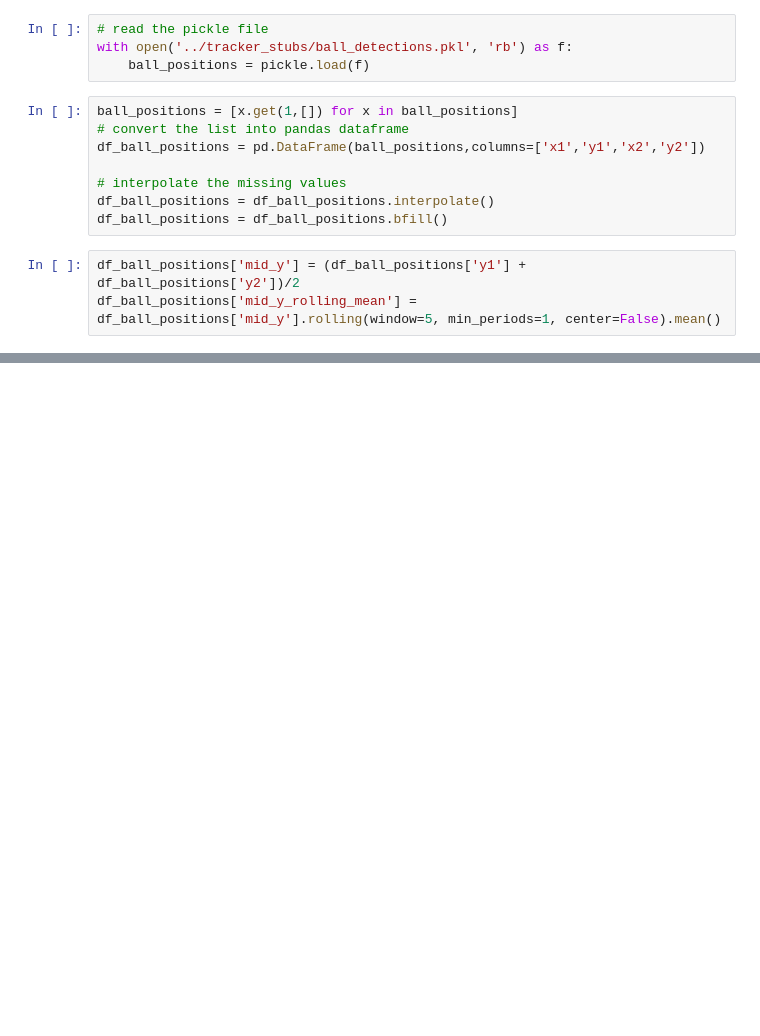
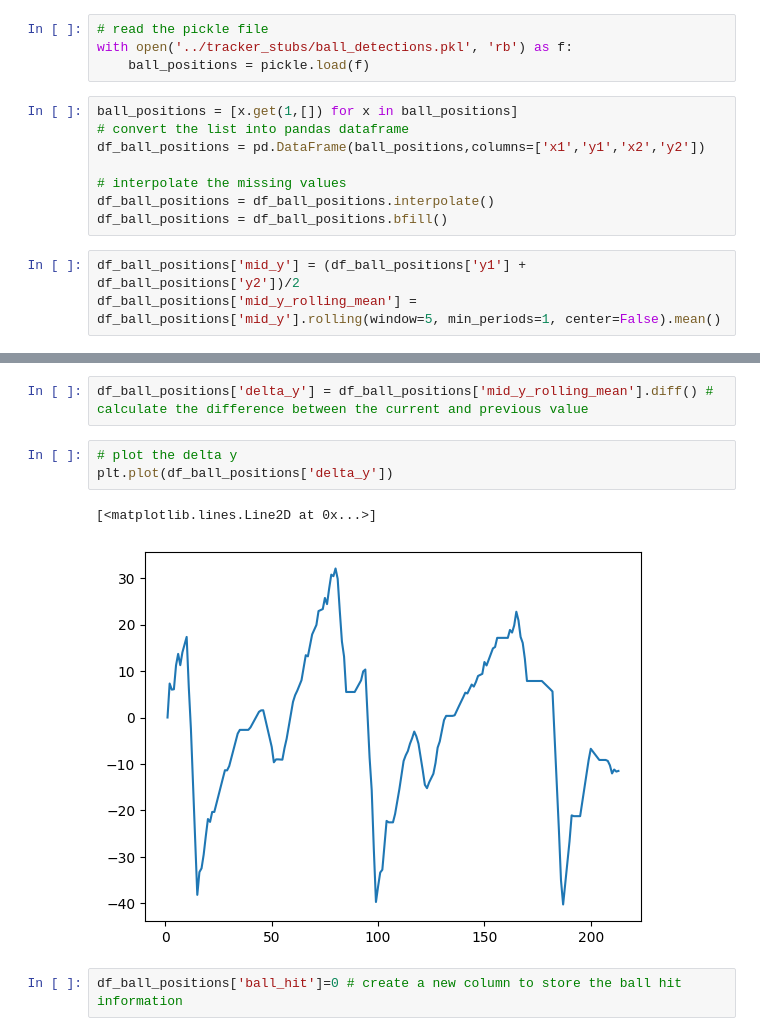
Before and after one commit to afonsomartingo/tennis_analysis, a Jupyter notebook: analysis/ball_analysis.ipynb, the cells around one changed output, grey strips where cells are left out. Saved outputs shown, nothing was run; the diff lists cells and outputs as text; blank space fills up the shorter version.

```diff
--- a/analysis/ball_analysis.ipynb
+++ b/analysis/ball_analysis.ipynb
@@ -25,0 +26,10 @@ plt.plot(df_ball_positions['mid_y_rolling_mean'])
+# %%
+df_ball_positions['delta_y'] = df_ball_positions['mid_y_rolling_mean'].diff() # calculate the difference between the current and previous value
+# %%
+# plot the delta y
+plt.plot(df_ball_positions['delta_y'])
+# %% [output]
+[<matplotlib.lines.Line2D at 0x...>]
+[figure, added]
+# %%
+df_ball_positions['ball_hit']=0 # create a new column to store the ball hit information
```
Also changed, not shown: parts of 3 cells of this notebook, 6 other files.
